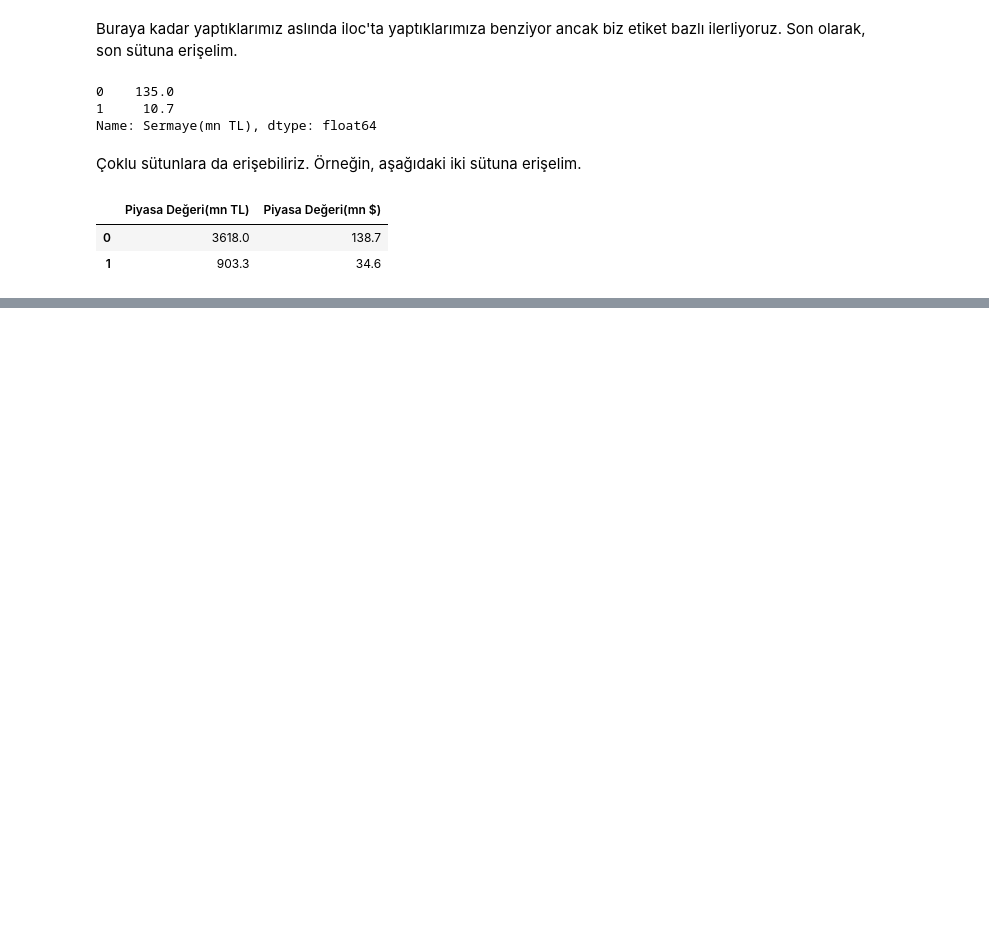
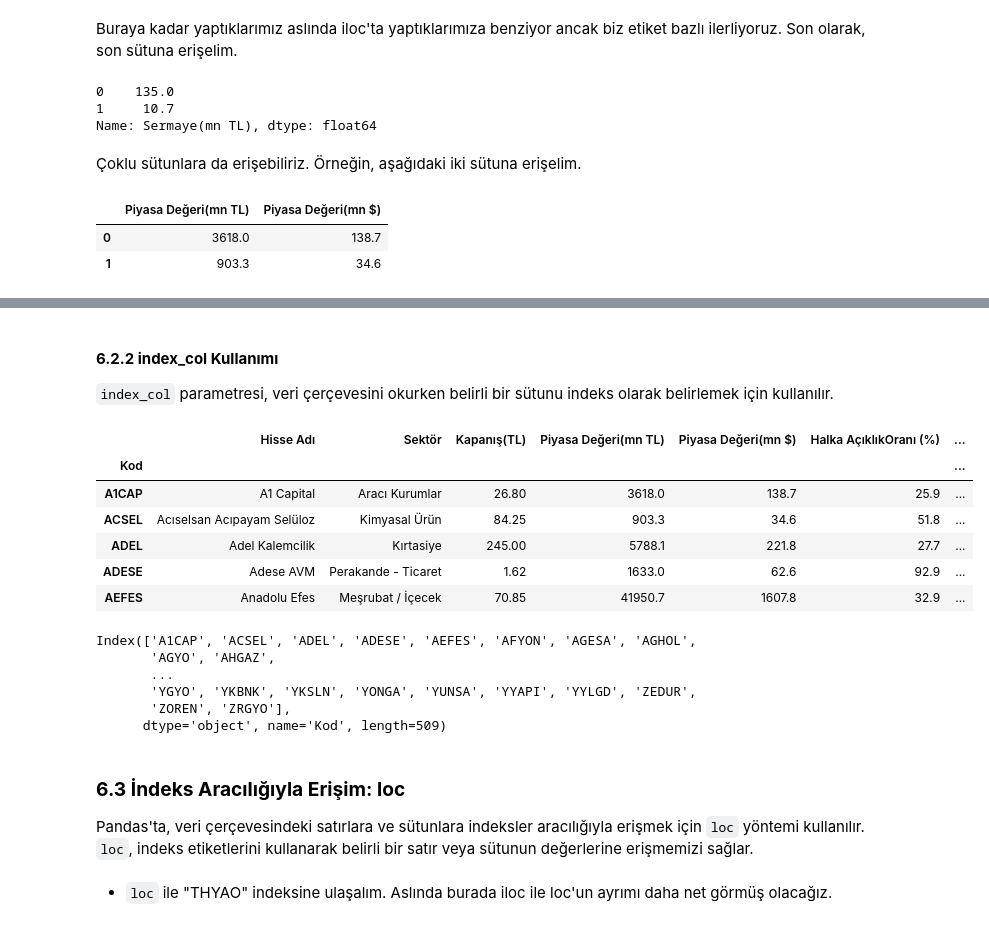
Before and after one commit to YusufAltuntas/pandas-tutorial, a Jupyter notebook: pandas-tutorial.ipynb, the cells around one changed output, grey strips where cells are left out. Drawn from its saved outputs; the diff is of its cells as text; code cells hidden in the pictures; blank space fills up the shorter version.

```diff
--- a/pandas-tutorial.ipynb
+++ b/pandas-tutorial.ipynb
@@ -720,0 +943,32 @@ df.loc[[0,1], ['Piyasa Değeri(mn TL)','Piyasa Değeri(mn $)']]
+# %% [markdown]
+#### **6.2.2 index_col Kullanımı**
+
+``index_col`` parametresi, veri çerçevesini okurken belirli bir sütunu indeks olarak belirlemek için kullanılır.
+# %%
+import pandas as pd
+
+df3 = pd.read_excel('C:/Users/Yusuf Altuntaş/Desktop/repolarim/pandas-tutorial/pandas-tutorial/temelozet.xlsx', index_col="Kod")
+df3.head()
+# %% [output]
+|  | Hisse Adı | Sektör | Kapanış(TL) | Piyasa Değeri(mn TL) | Piyasa Değeri(mn $) | Halka AçıklıkOranı (%) | ... |
+| Kod |  |  |  |  |  |  | ... |
+| A1CAP | A1 Capital | Aracı Kurumlar | 26.80 | 3618.0 | 138.7 | 25.9 | ... |
+| ACSEL | Acıselsan Acıpayam Selüloz | Kimyasal Ürün | 84.25 | 903.3 | 34.6 | 51.8 | ... |
+| ADEL | Adel Kalemcilik | Kırtasiye | 245.00 | 5788.1 | 221.8 | 27.7 | ... |
+| ADESE | Adese AVM | Perakande - Ticaret | 1.62 | 1633.0 | 62.6 | 92.9 | ... |
+| AEFES | Anadolu Efes | Meşrubat / İçecek | 70.85 | 41950.7 | 1607.8 | 32.9 | ... |
+# %%
+df3.index
+# %% [output]
+Index(['A1CAP', 'ACSEL', 'ADEL', 'ADESE', 'AEFES', 'AFYON', 'AGESA', 'AGHOL',
+       'AGYO', 'AHGAZ',
+       ...
+       'YGYO', 'YKBNK', 'YKSLN', 'YONGA', 'YUNSA', 'YYAPI', 'YYLGD', 'ZEDUR',
+       'ZOREN', 'ZRGYO'],
+      dtype='object', name='Kod', length=509)
+# %% [markdown]
+### **6.3 İndeks Aracılığıyla Erişim: loc**
+
+Pandas'ta, veri çerçevesindeki satırlara ve sütunlara indeksler aracılığıyla erişmek için ``loc`` yöntemi kullanılır. ``loc``, indeks etiketlerini kullanarak belirli bir satır veya sütunun değerlerine erişmemizi sağlar.
+# %% [markdown]
+- ``loc`` ile "THYAO" indeksine ulaşalım. Aslında burada iloc ile loc'un ayrımı daha net görmüş olacağız.
```
Also changed, not shown: parts of 64 cells of this notebook.
